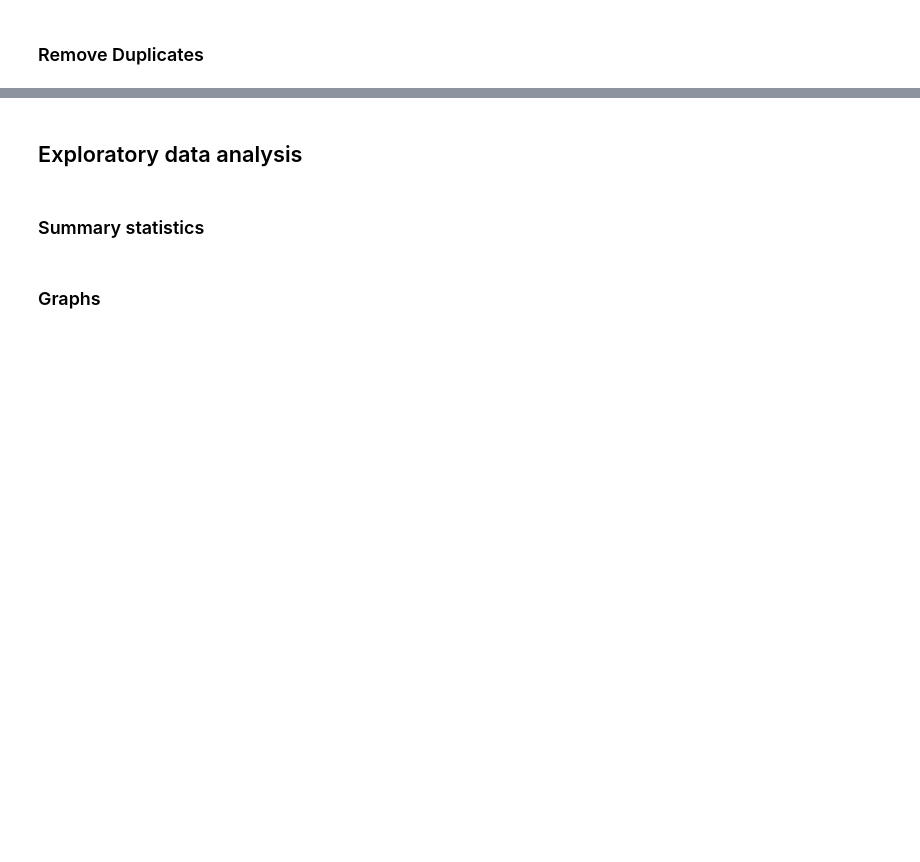
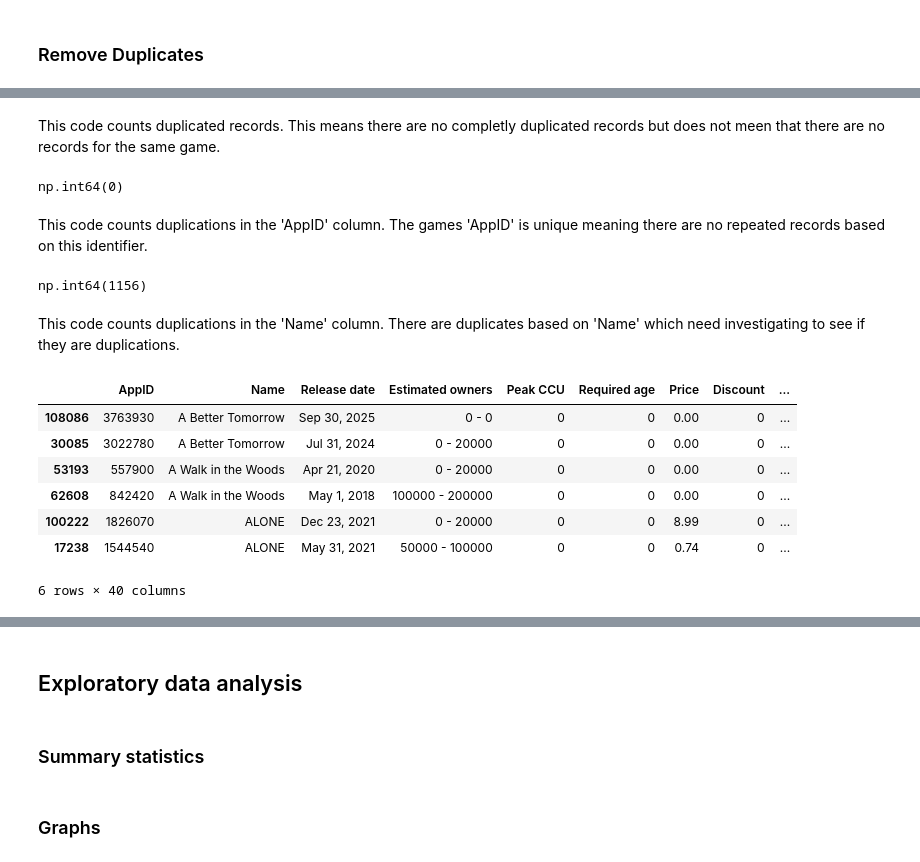
Before and after one commit to Tomasz5792/Data_Analytics_-_Summative_1, a Jupyter notebook: Summative_1.ipynb, the cells around one changed output, grey strips where cells are left out. Drawn from its saved outputs; the diff is of its cells as text; code cells hidden in the pictures; blank space fills up the shorter version.

```diff
--- a/Summative_1.ipynb
+++ b/Summative_1.ipynb
@@ -131,0 +154,25 @@ The catagorical data columns 'Catagories', 'Genres' and 'Tags' contain comma sep
+# %% [markdown]
+This code counts duplicated records.  This means there are no completly duplicated records but does not meen that there are no records for the same game.
+# %%
+steam_games_df["AppID"].duplicated().sum()
+# %% [output]
+np.int64(0)
+# %% [markdown]
+This code counts duplications in the 'AppID' column.  The games 'AppID' is unique meaning there are no repeated records based on this identifier.
+# %%
+steam_games_df["Name"].duplicated().sum()
+# %% [output]
+np.int64(1156)
+# %% [markdown]
+This code counts duplications in the 'Name' column.  There are duplicates based on 'Name' which need investigating to see if they are duplications.
+# %%
+steam_games_df[steam_games_df["Name"].duplicated(keep=False)].sort_values("Name").head(6)
+# %% [output]
+|  | AppID | Name | Release date | Estimated owners | Peak CCU | Required age | Price | Discount | ... |
+| 108086 | 3763930 | A Better Tomorrow | Sep 30, 2025 | 0 - 0 | 0 | 0 | 0.00 | 0 | ... |
+| 30085 | 3022780 | A Better Tomorrow | Jul 31, 2024 | 0 - 20000 | 0 | 0 | 0.00 | 0 | ... |
+| 53193 | 557900 | A Walk in the Woods | Apr 21, 2020 | 0 - 20000 | 0 | 0 | 0.00 | 0 | ... |
+| 62608 | 842420 | A Walk in the Woods | May 1, 2018 | 100000 - 200000 | 0 | 0 | 0.00 | 0 | ... |
+| 100222 | 1826070 | ALONE | Dec 23, 2021 | 0 - 20000 | 0 | 0 | 8.99 | 0 | ... |
+| 17238 | 1544540 | ALONE | May 31, 2021 | 50000 - 100000 | 0 | 0 | 0.74 | 0 | ... |
+6 rows × 40 columns
```
Also changed, not shown: parts of 53 cells of this notebook.
